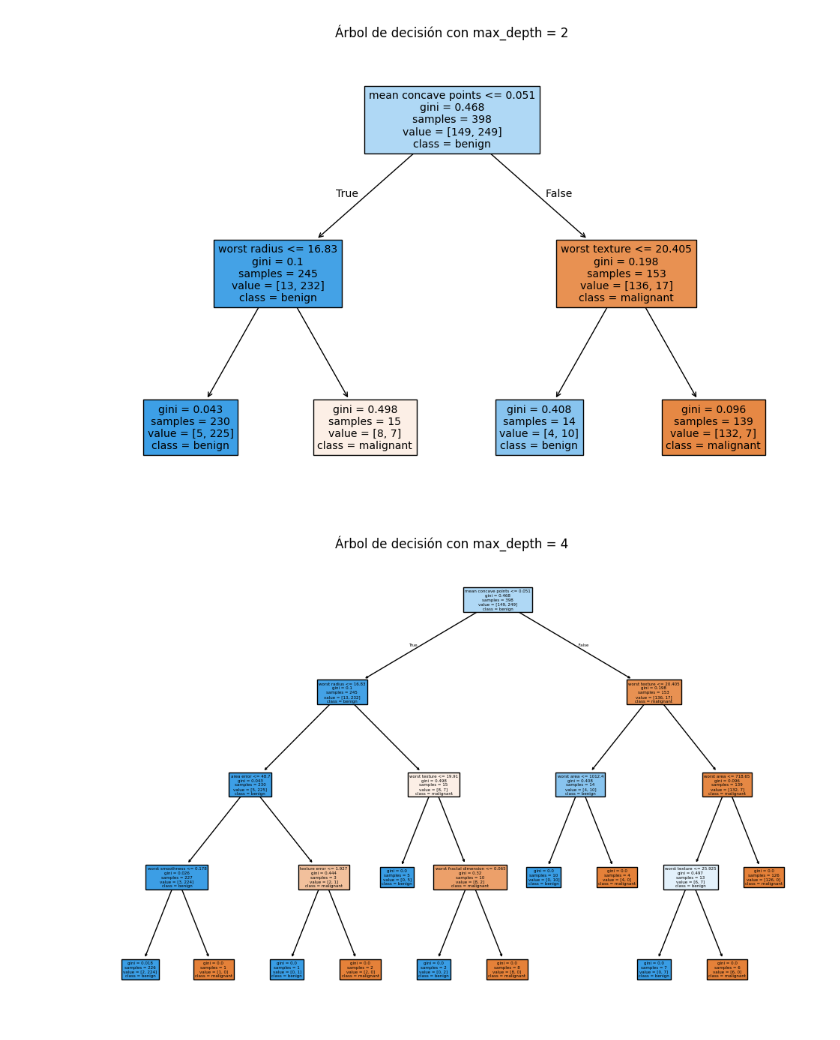
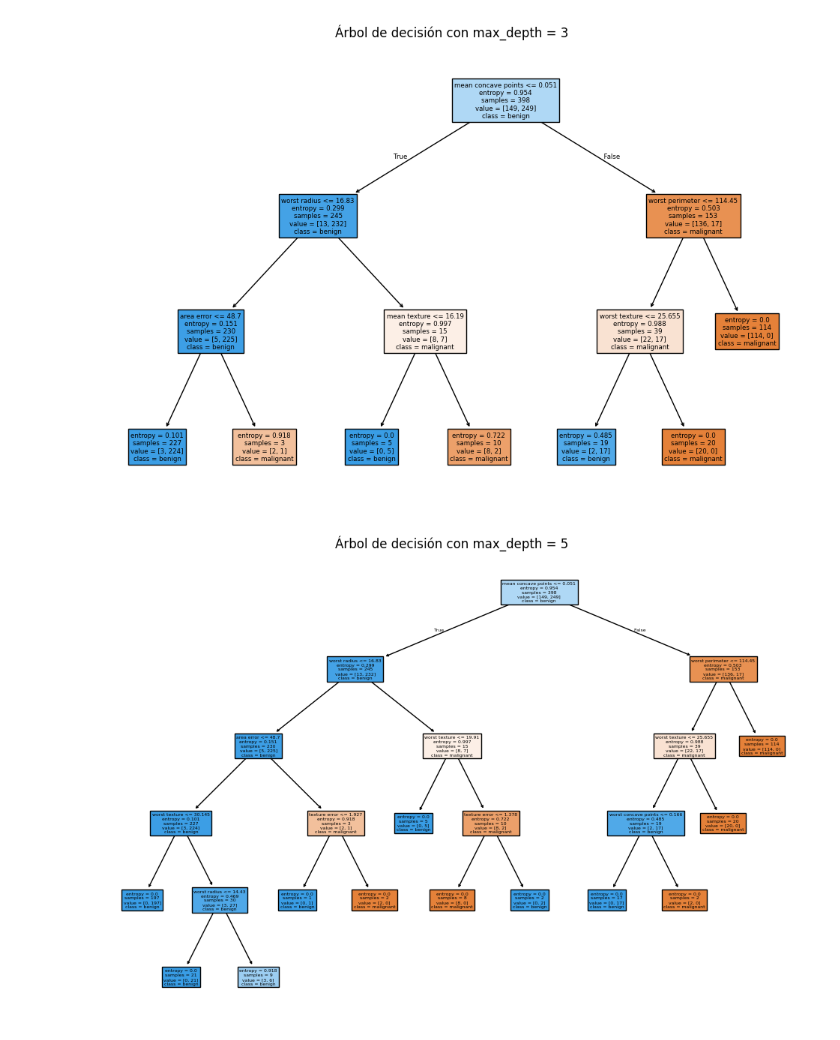
Before and after one commit to DiegoLerma/breast-cancer-decision-tree, a Jupyter notebook: breast-cancer-decision-tree.ipynb, the cells around one changed output. Drawn from its saved outputs; the diff is of its cells as text; code cells hidden in the pictures.

```diff
--- a/breast-cancer-decision-tree.ipynb
+++ b/breast-cancer-decision-tree.ipynb
@@ -23,7 +23,7 @@ table = PrettyTable()
 table.field_names = ['Max Depth', 'Number of Features', 'Train Accuracy', 'Test Accuracy']
 
 for depth in depths:
-    clf = DecisionTreeClassifier(criterion='entropy', max_depth=depth, random_state=42)
+    clf = DecisionTreeClassifier(criterion='entropy', splitter='best', max_depth=depth, random_state=42)
 
     clf.fit(X_train, y_train)
 
@@ -50,14 +50,14 @@ print(table)
 # %%
 from sklearn.tree import plot_tree
 
-for depth in range(2,10,2):
-    clf = DecisionTreeClassifier(max_depth=depth, random_state=42)
+for depth in range(3,10,2):
+    clf = DecisionTreeClassifier(max_depth=depth, random_state=42, criterion='entropy', splitter='best')
     clf.fit(X_train, y_train)
 
     plt.figure()
     plot_tree(clf, filled=True, feature_names=data.feature_names, class_names=data.target_names)
     plt.title(f'Árbol de decisión con max_depth = {depth}')
     plt.show()
 # %% [output]
-[figure, old version]
+[figure, new version]
-[figure, old version]
+[figure, new version]
```
Also changed, not shown: parts of 2 cells of this notebook.
